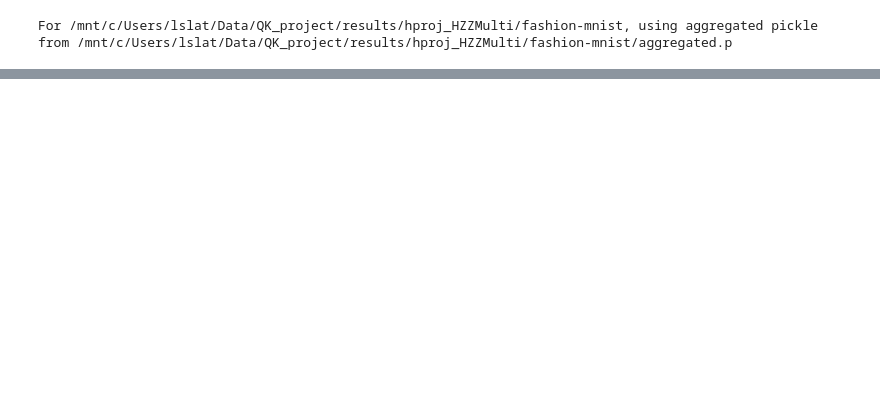
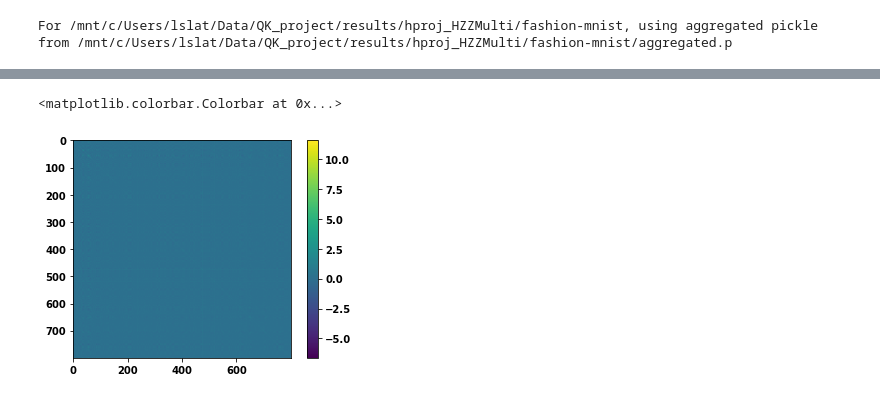
Before and after one commit to lslattery11/quantum_kernel, a Jupyter notebook: notebooks/data_visualization/hzz_multi_rdms.ipynb, the cells around one changed output, grey strips where cells are left out. Saved outputs shown, nothing was run; the diff lists cells and outputs as text; code cells hidden in the pictures; blank space fills up the shorter version.

```diff
--- a/notebooks/data_visualization/hzz_multi_rdms.ipynb
+++ b/notebooks/data_visualization/hzz_multi_rdms.ipynb
@@ -80,13 +80,23 @@ def rdm_purity_info(df: pd.DataFrame,
                 pa_matrix[i,j]=-1
                 pofa_matrix[i,j]=-1
     return pa_matrix,pofa_matrix,lam1s,lam2s
-# %%
-def kernel_info(
-    df: pd.DataFrame,
-    df_filter: dict,
-    qubit:int[0]
-    ):
-    return
+# %%
+def kernel_info(
+    df: pd.DataFrame,
+    df_filter: dict,
+    qubit:int = 0,
+    ):
+    new_df=filter_df(df,df_filter)
+    dataset_dims=copy.copy(new_df['dataset_dim'].values)
+    dataset_dims=list(set(dataset_dims))
+    dataset_dims.sort()
+
+    kernels=[]
+    for dim in dataset_dims:
+        kernel=new_df.loc[(new_df['dataset_dim']==dim)]['qkern_matrix_train'].values[0]
+        kernels.append(kernel)
+
+    return kernels,dataset_dims
 # %%
 df=dfs[dataset_name]
 dataset_dim=12
@@ -154,0 +165,19 @@ fig.tight_layout()
+# %%
+df=dfs[dataset_name]
+lam1=0.01
+lam2=0.0
+filter0={'evo_time':1.0,'n_trotter':10,'kernel_name':'HZZMulti','lam1':lam1,'lam2':lam2}
+lam2=0.01
+filter1={'evo_time':1.0,'n_trotter':10,'kernel_name':'HZZMulti','lam1':lam1,'lam2':lam2}
+lam1=0.1
+filter2={'evo_time':1.0,'n_trotter':10,'kernel_name':'HZZMulti','lam1':lam1,'lam2':lam2}
+
+kernels0,dims=kernel_info(df,filter0)
+kernels1,dims=kernel_info(df,filter1)
+kernels2,dims=kernel_info(df,filter2)
+# %%
+plt.imshow(kernels2[4])
+plt.colorbar()
+# %% [output]
+<matplotlib.colorbar.Colorbar at 0x...>
+[figure, added]
```
Also changed, not shown: parts of 3 cells of this notebook, 2 other files.
